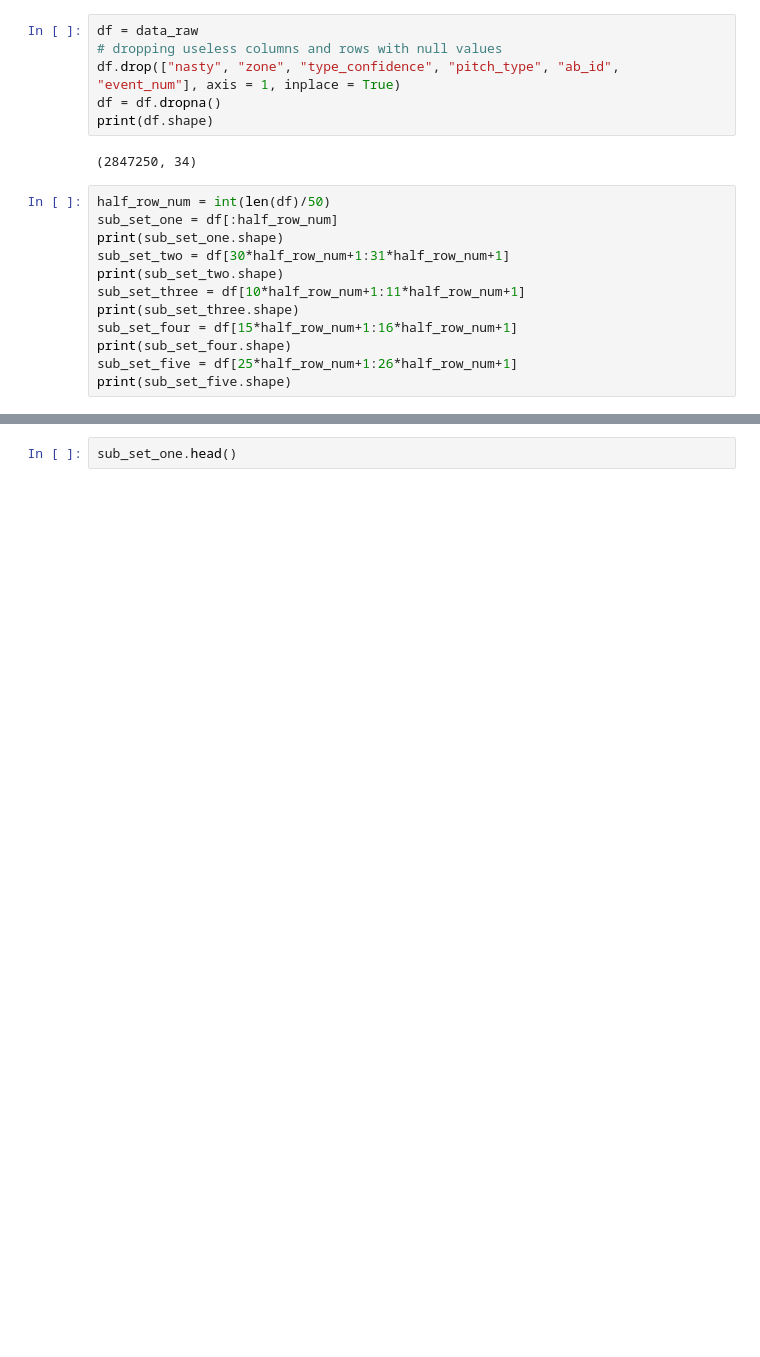
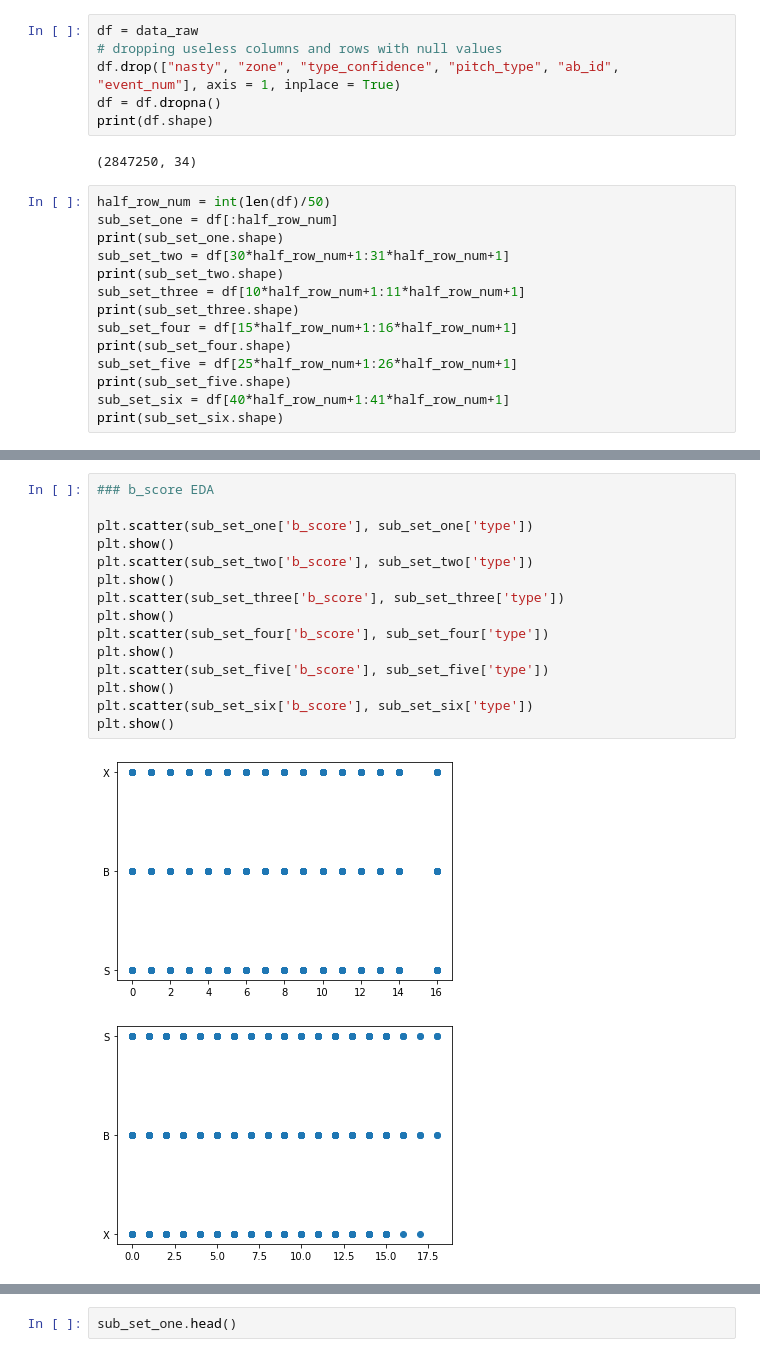
Before and after one commit to anaconda121/Whiff-Rate, a Jupyter notebook: EDA/tanish-design-project.ipynb, the cells around one changed output, grey strips where cells are left out. Saved outputs shown, nothing was run; the diff lists cells and outputs as text; blank space fills up the shorter version.

```diff
--- a/EDA/tanish-design-project.ipynb
+++ b/EDA/tanish-design-project.ipynb
@@ -61,6 +61,8 @@ sub_set_four = df[15*half_row_num+1:16*half_row_num+1]
 print(sub_set_four.shape)
 sub_set_five = df[25*half_row_num+1:26*half_row_num+1]
 print(sub_set_five.shape)
+sub_set_six = df[40*half_row_num+1:41*half_row_num+1]
+print(sub_set_six.shape)
 # %% [output]
 (56945, 34)
 (56945, 34)
@@ -101,0 +157,18 @@ plt.show()
+# %%
+### b_score EDA
+
+plt.scatter(sub_set_one['b_score'], sub_set_one['type'])
+plt.show()
+plt.scatter(sub_set_two['b_score'], sub_set_two['type'])
+plt.show()
+plt.scatter(sub_set_three['b_score'], sub_set_three['type'])
+plt.show()
+plt.scatter(sub_set_four['b_score'], sub_set_four['type'])
+plt.show()
+plt.scatter(sub_set_five['b_score'], sub_set_five['type'])
+plt.show()
+plt.scatter(sub_set_six['b_score'], sub_set_six['type'])
+plt.show()
+# %% [output]
+[figure, added]
+[figure, added]
```
Also changed, not shown: parts of 15 cells of this notebook.
